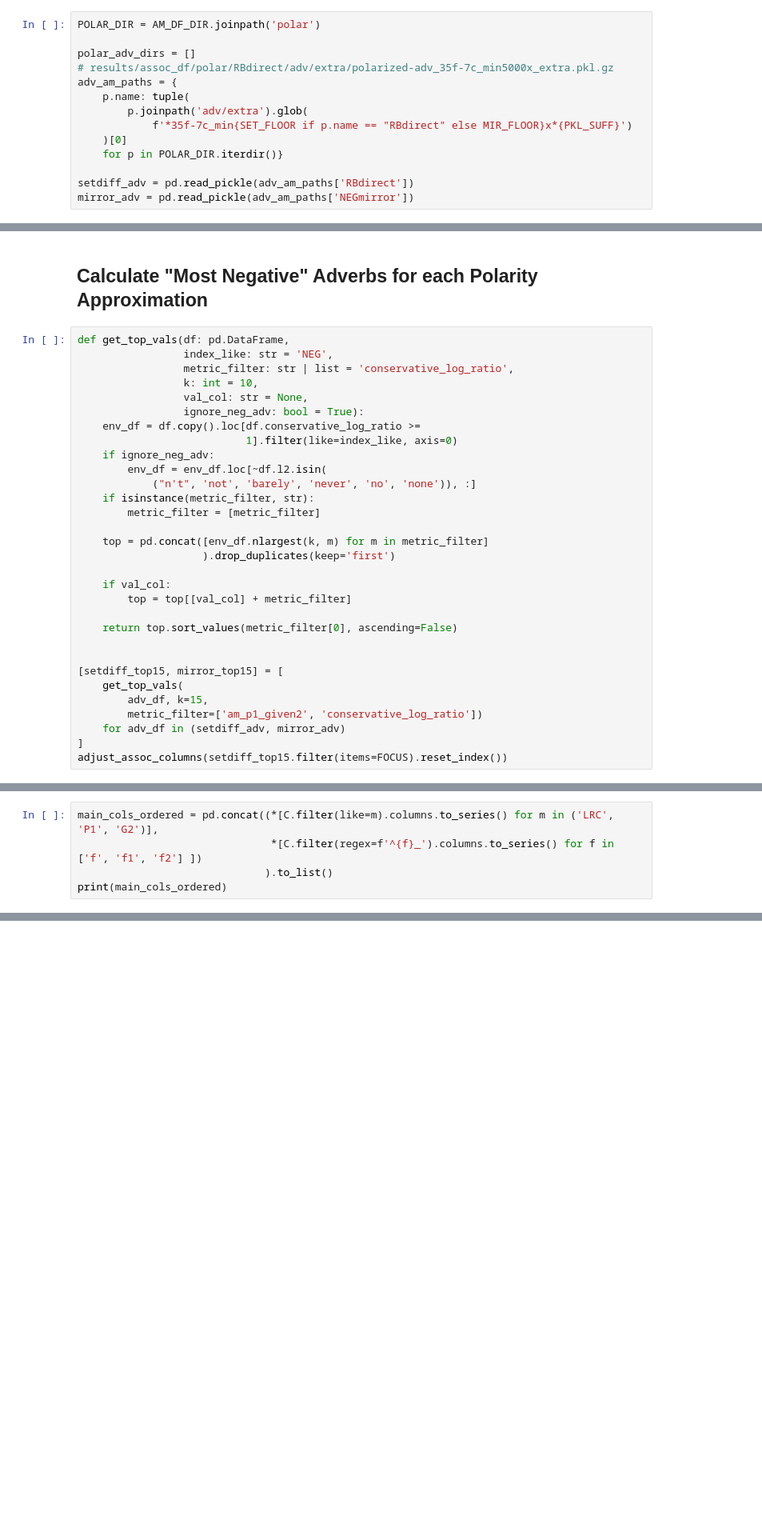
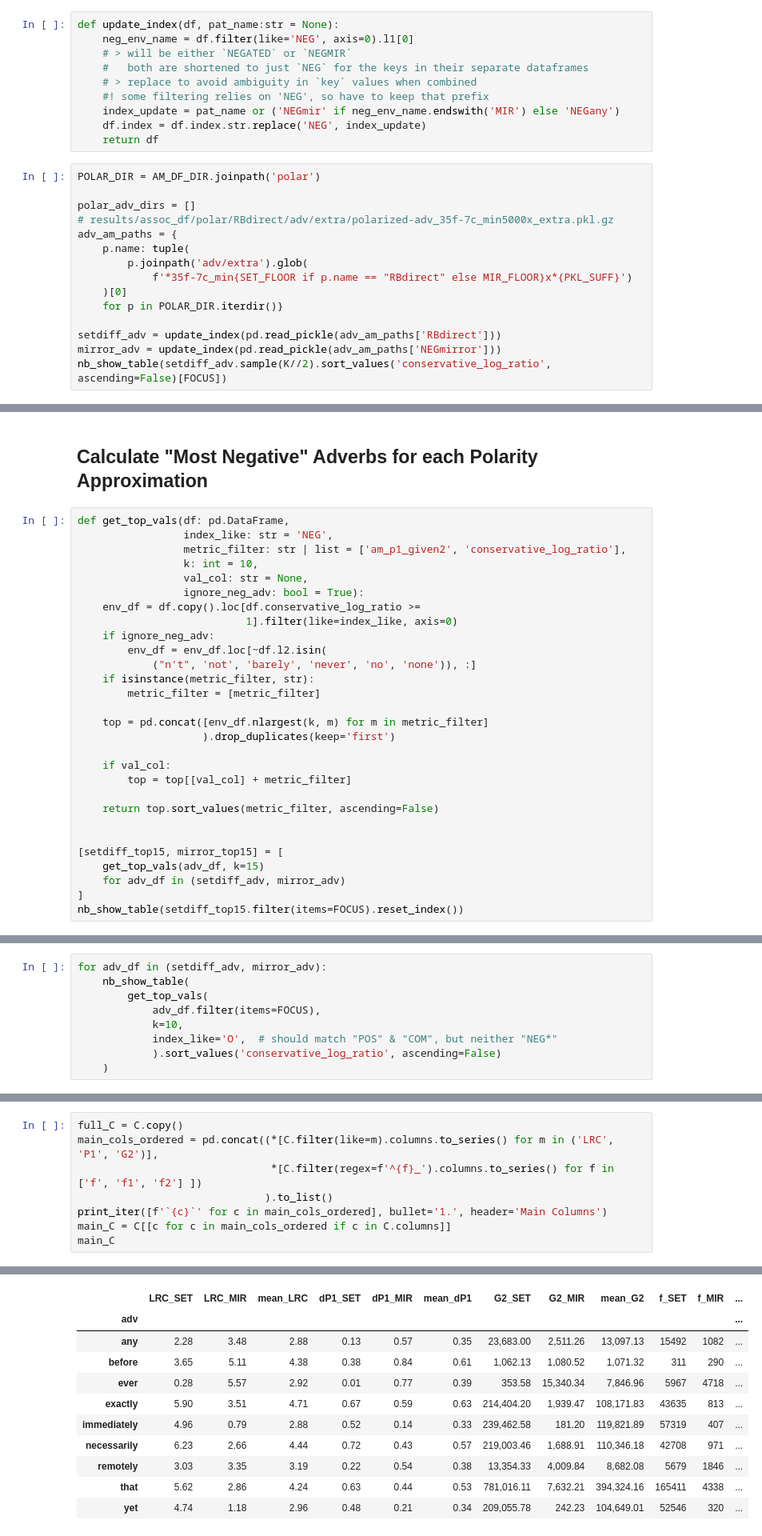
Before and after one commit to AndreaTheLinguist/sanpi, a Jupyter notebook: notebooks/adverb_assoc.ipynb, the cells around one changed output, grey strips where cells are left out. Shown at 80% size. Saved outputs shown, nothing was run; the diff lists cells and outputs as text; blank space fills up the shorter version.

```diff
--- a/notebooks/adverb_assoc.ipynb
+++ b/notebooks/adverb_assoc.ipynb
@@ -32,5 +55,15 @@ pd.set_option("styler.render.repr", "html")
 # %% [markdown]
 ## Set paths and load adverb association tables
+# %%
+def update_index(df, pat_name:str = None):
+    neg_env_name = df.filter(like='NEG', axis=0).l1[0]
+    # > will be either `NEGATED` or `NEGMIR`
+    #   both are shortened to just `NEG` for the keys in their separate dataframes
+    # > replace to avoid ambiguity in `key` values when combined
+    #! some filtering relies on 'NEG', so have to keep that prefix
+    index_update = pat_name or ('NEGmir' if neg_env_name.endswith('MIR') else 'NEGany')
+    df.index = df.index.str.replace('NEG', index_update)
+    return df
 # %%
 POLAR_DIR = AM_DF_DIR.joinpath('polar')
 
@@ -43,5 +76,6 @@ adv_am_paths = {
     )[0]
     for p in POLAR_DIR.iterdir()}
 
-setdiff_adv = pd.read_pickle(adv_am_paths['RBdirect'])
-mirror_adv = pd.read_pickle(adv_am_paths['NEGmirror'])
+setdiff_adv = update_index(pd.read_pickle(adv_am_paths['RBdirect']))
+mirror_adv = update_index(pd.read_pickle(adv_am_paths['NEGmirror']))
+nb_show_table(setdiff_adv.sample(K//2).sort_values('conservative_log_ratio', ascending=False)[FOCUS])
@@ -80,7 +94,7 @@ adjust_assoc_columns(mirror_adv.sample(K).sort_values('conservative_log_ratio',
 # %%
 def get_top_vals(df: pd.DataFrame,
                  index_like: str = 'NEG',
-                 metric_filter: str | list = 'conservative_log_ratio',
+                 metric_filter: str | list = ['am_p1_given2', 'conservative_log_ratio'],
                  k: int = 10,
                  val_col: str = None,
                  ignore_neg_adv: bool = True):
@@ -98,14 +112,12 @@ def get_top_vals(df: pd.DataFrame,
     if val_col:
         top = top[[val_col] + metric_filter]
 
-    return top.sort_values(metric_filter[0], ascending=False)
+    return top.sort_values(metric_filter, ascending=False)
 
 
 [setdiff_top15, mirror_top15] = [
-    get_top_vals(
-        adv_df, k=15,
-        metric_filter=['am_p1_given2', 'conservative_log_ratio'])
+    get_top_vals(adv_df, k=15)
     for adv_df in (setdiff_adv, mirror_adv)
 ]
-adjust_assoc_columns(setdiff_top15.filter(items=FOCUS).reset_index())
+nb_show_table(setdiff_top15.filter(items=FOCUS).reset_index())
 # %% [output]
@@ -148,0 +201,9 @@ adjust_assoc_columns(mirror_top15.filter(items=FOCUS).reset_index())
+# %%
+for adv_df in (setdiff_adv, mirror_adv):
+    nb_show_table(
+        get_top_vals(
+            adv_df.filter(items=FOCUS),
+            k=10,
+            index_like='O',  # should match "POS" & "COM", but neither "NEG*"
+            ).sort_values('conservative_log_ratio', ascending=False)
+    )
@@ -290,6 +550,9 @@ print(C.columns.tolist())
 # %%
+full_C = C.copy()
 main_cols_ordered = pd.concat((*[C.filter(like=m).columns.to_series() for m in ('LRC', 'P1', 'G2')],
                                *[C.filter(regex=f'^{f}_').columns.to_series() for f in ['f', 'f1', 'f2'] ])
                               ).to_list()
-print(main_cols_ordered)
+print_iter([f'`{c}`' for c in main_cols_ordered], bullet='1.', header='Main Columns')
+main_C = C[[c for c in main_cols_ordered if c in C.columns]]
+main_C
 # %% [output]
@@ -297,2 +575,13 @@ print(main_cols_ordered)
+|  | LRC_SET | LRC_MIR | mean_LRC | dP1_SET | dP1_MIR | mean_dP1 | G2_SET | G2_MIR | mean_G2 | f_SET | f_MIR | ... |
+| adv |  |  |  |  |  |  |  |  |  |  |  | ... |
+| any | 2.28 | 3.48 | 2.88 | 0.13 | 0.57 | 0.35 | 23,683.00 | 2,511.26 | 13,097.13 | 15492 | 1082 | ... |
+| before | 3.65 | 5.11 | 4.38 | 0.38 | 0.84 | 0.61 | 1,062.13 | 1,080.52 | 1,071.32 | 311 | 290 | ... |
+| ever | 0.28 | 5.57 | 2.92 | 0.01 | 0.77 | 0.39 | 353.58 | 15,340.34 | 7,846.96 | 5967 | 4718 | ... |
+| exactly | 5.90 | 3.51 | 4.71 | 0.67 | 0.59 | 0.63 | 214,404.20 | 1,939.47 | 108,171.83 | 43635 | 813 | ... |
+| immediately | 4.96 | 0.79 | 2.88 | 0.52 | 0.14 | 0.33 | 239,462.58 | 181.20 | 119,821.89 | 57319 | 407 | ... |
+| necessarily | 6.23 | 2.66 | 4.44 | 0.72 | 0.43 | 0.57 | 219,003.46 | 1,688.91 | 110,346.18 | 42708 | 971 | ... |
+| remotely | 3.03 | 3.35 | 3.19 | 0.22 | 0.54 | 0.38 | 13,354.33 | 4,009.84 | 8,682.08 | 5679 | 1846 | ... |
+| that | 5.62 | 2.86 | 4.24 | 0.63 | 0.44 | 0.53 | 781,016.11 | 7,632.21 | 394,324.16 | 165411 | 4338 | ... |
+| yet | 4.74 | 1.18 | 2.96 | 0.48 | 0.21 | 0.34 | 209,055.78 | 242.23 | 104,649.01 | 52546 | 320 | ... |
 # %%
 C.index.name = 'adv'
```
Also changed, not shown: parts of 37 cells of this notebook, 12 other files.
